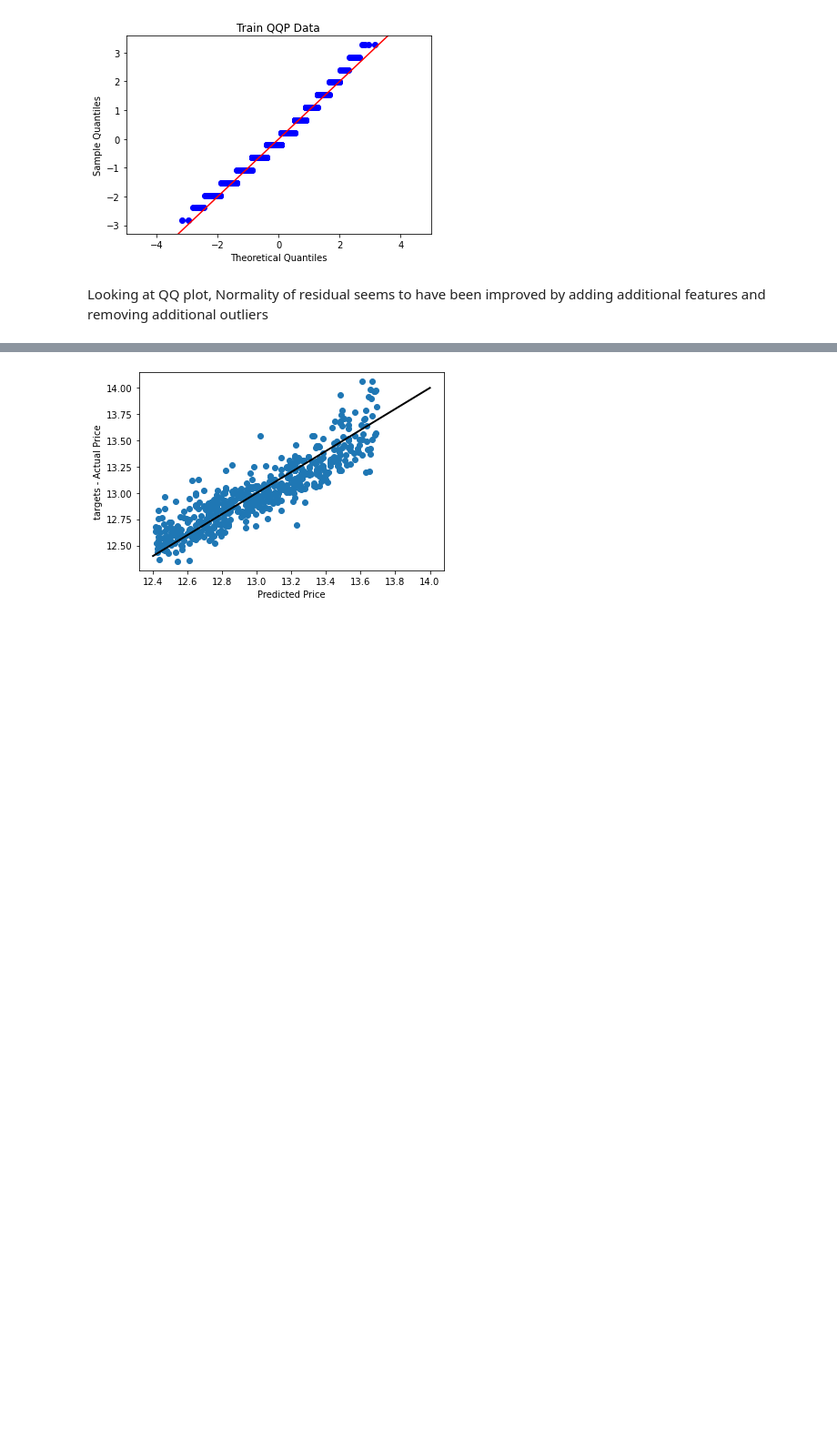
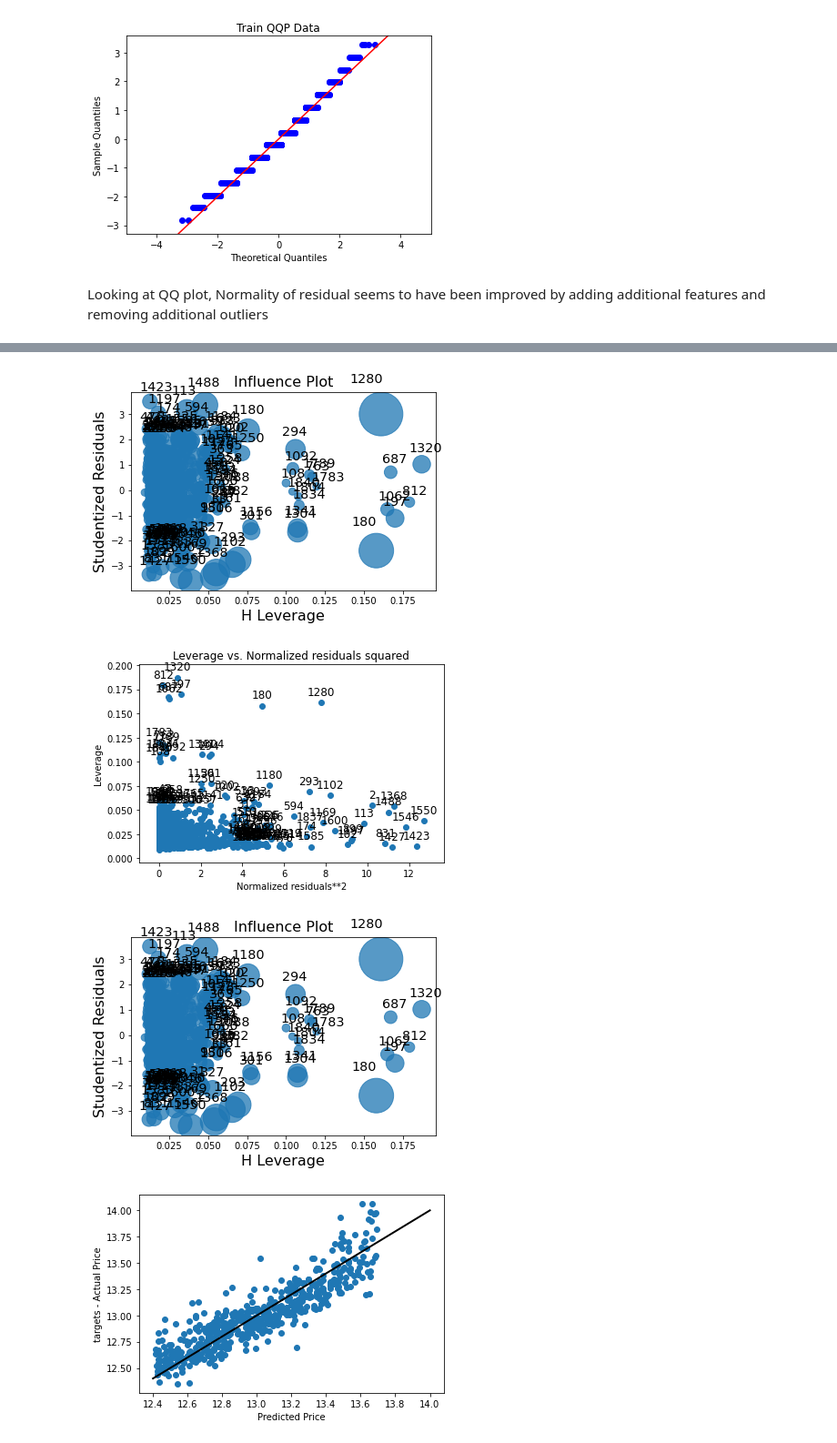
Before and after one commit to rgpihlstrom/Multiple-Linear-Regression, a Jupyter notebook: Models.ipynb, the cells around one changed output, grey strips where cells are left out. Shown at 91% size. Cells and saved outputs as stored; diff of their text form; code cells hidden in the pictures; blank space fills up the shorter version.

```diff
--- a/Models.ipynb
+++ b/Models.ipynb
@@ -644,3 +637,12 @@ Text(0, 0.5, 'Residual')
+# %%
+#see if any of the heteroscedicty points are influential, look for points in upper right hand corner.  Study those points
+from statsmodels.graphics.regressionplots import *
+plot_leverage_resid2(Model3)
+influence_plot(Model3)
+# %% [output]
+[figure, added]
+[figure, added]
+[figure, added]
 # %%
 # Plot actual prices (targets) against predicted
 plt.scatter(df_y_test, y_hat_test)
```
Also changed, not shown: parts of 8 cells of this notebook.
